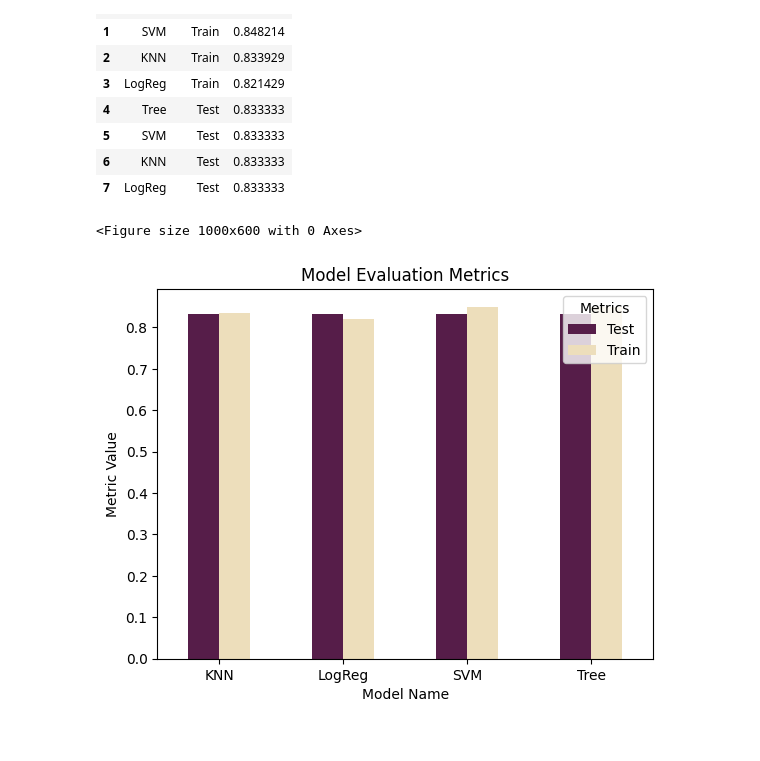
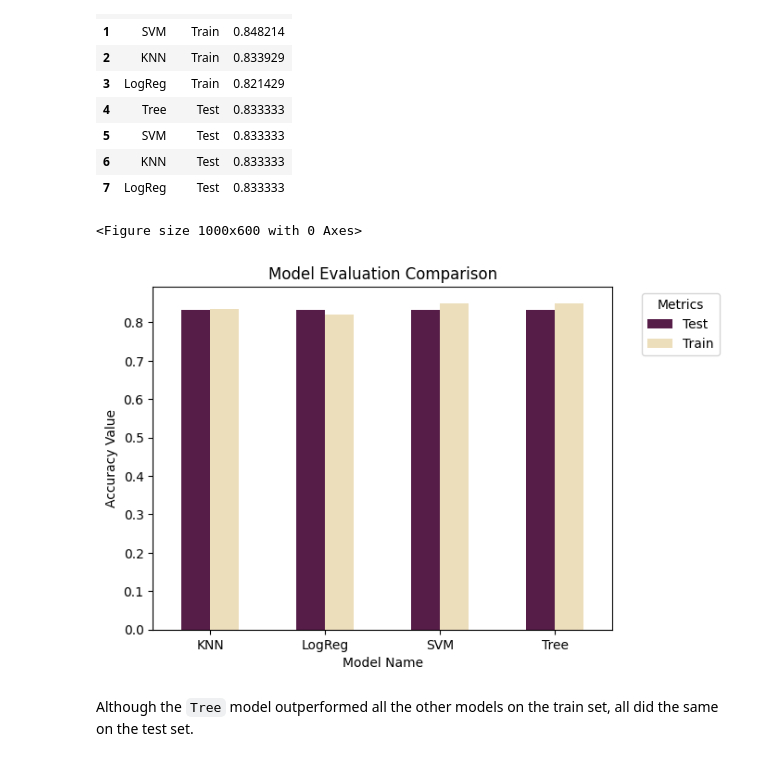
Before and after one commit to Mas73rs/IBM_capstone_project, a Jupyter notebook: notebooks/05_Machine-Learning-Prediction.ipynb, the cells around one changed output. Cells and saved outputs as stored; diff of their text form; code cells hidden in the pictures.

```diff
--- a/notebooks/05_Machine-Learning-Prediction.ipynb
+++ b/notebooks/05_Machine-Learning-Prediction.ipynb
@@ -406,17 +406,19 @@ melted_df
 # %%
 # Set the figure size
 plt.figure(figsize=(10, 6))
 
 # Create a grouped bar plot
 colors = ['#561d49', '#eddebb']  # Define colors for bars (you can customize)
 ax = melted_df.pivot(index='Model', columns='Metric', values='Value').plot(kind='bar', color=colors)
 
 plt.xlabel('Model Name')
-plt.ylabel('Metric Value')
-plt.title('Model Evaluation Metrics')
+plt.ylabel('Accuracy Value')
+plt.title('Model Evaluation Comparison')
 plt.xticks(rotation=0)  # Rotate x-axis labels if needed for readability
-plt.legend(title='Metrics')
+plt.legend(title='Metrics', bbox_to_anchor=(1.05, 1), loc='upper left')
 plt.show()
 # %% [output]
 <Figure size 1000x600 with 0 Axes>
-[figure, old version]
+[figure, new version]
+# %% [markdown]
+Although the `Tree` model outperformed all the other models on the train set, all did the same on the test set.
```
